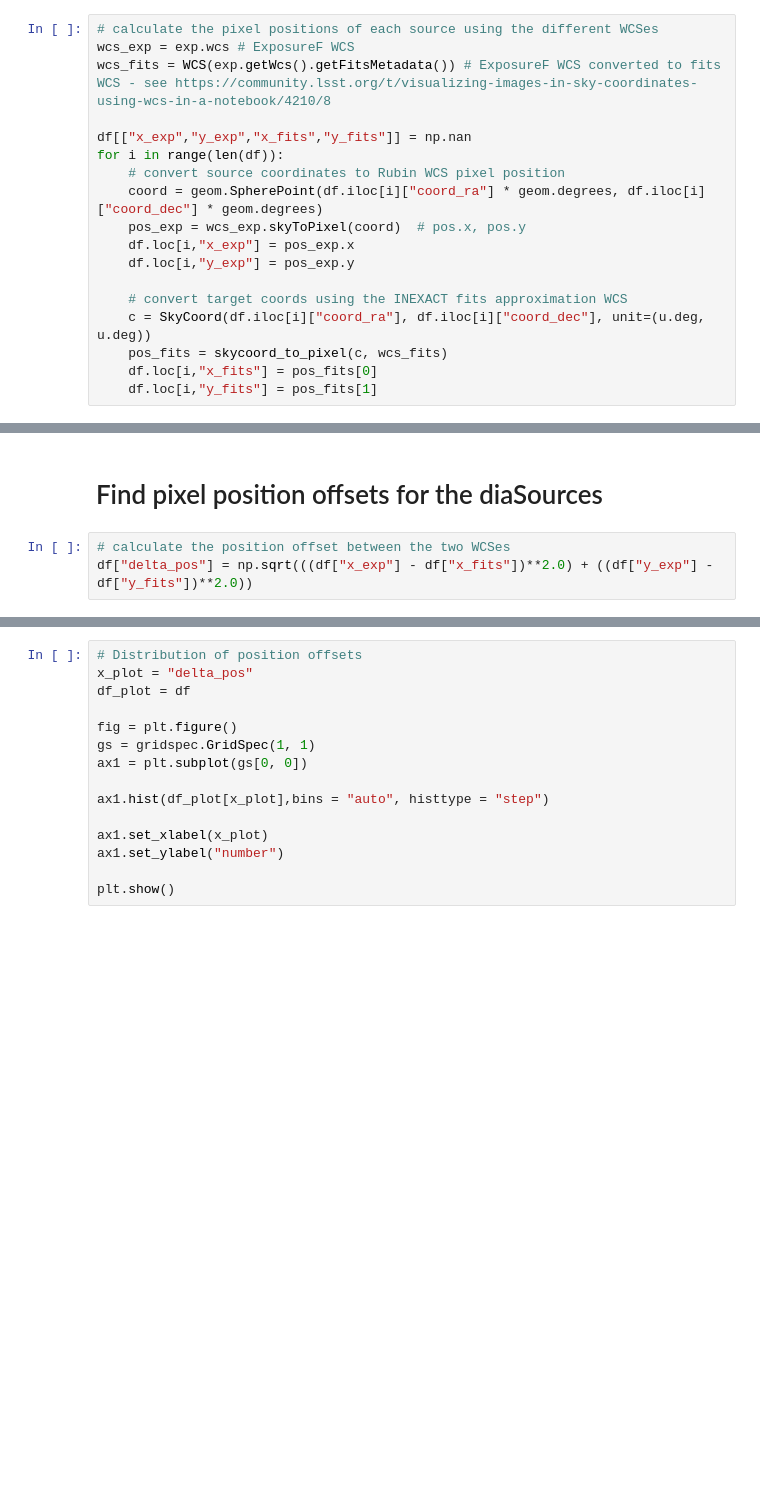
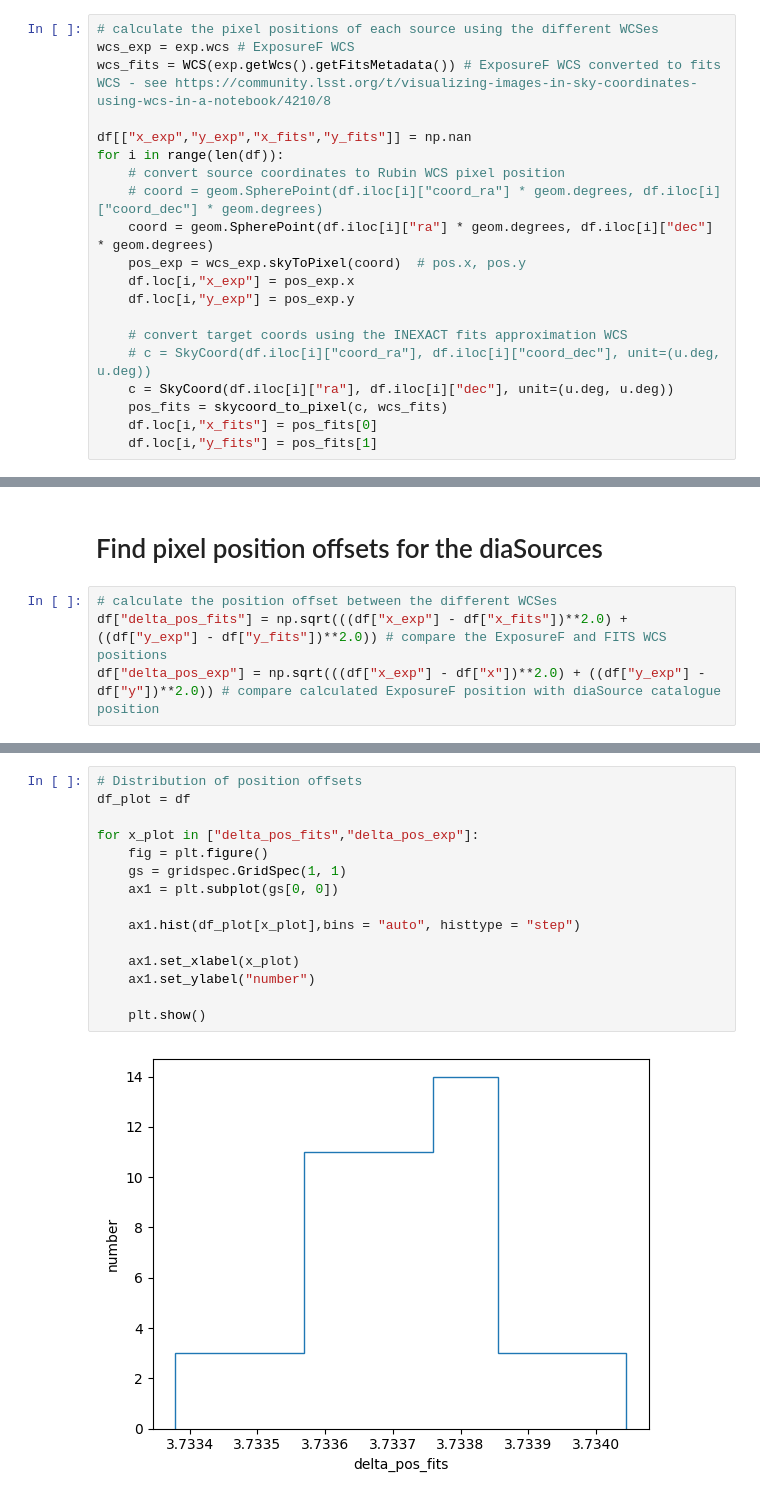
Before and after one commit to jrob93/lsst_nbs, a Jupyter notebook: dp1/diaSource_WCS_analysis.ipynb, the cells around one changed output, grey strips where cells are left out. Saved outputs shown, nothing was run; the diff lists cells and outputs as text; blank space fills up the shorter version.

```diff
--- a/dp1/diaSource_WCS_analysis.ipynb
+++ b/dp1/diaSource_WCS_analysis.ipynb
@@ -136,13 +144,15 @@ wcs_fits = WCS(exp.getWcs().getFitsMetadata()) # ExposureF WCS converted to fits
 df[["x_exp","y_exp","x_fits","y_fits"]] = np.nan
 for i in range(len(df)):
     # convert source coordinates to Rubin WCS pixel position
-    coord = geom.SpherePoint(df.iloc[i]["coord_ra"] * geom.degrees, df.iloc[i]["coord_dec"] * geom.degrees)
+    # coord = geom.SpherePoint(df.iloc[i]["coord_ra"] * geom.degrees, df.iloc[i]["coord_dec"] * geom.degrees)
+    coord = geom.SpherePoint(df.iloc[i]["ra"] * geom.degrees, df.iloc[i]["dec"] * geom.degrees)
     pos_exp = wcs_exp.skyToPixel(coord)  # pos.x, pos.y
     df.loc[i,"x_exp"] = pos_exp.x
     df.loc[i,"y_exp"] = pos_exp.y
 
     # convert target coords using the INEXACT fits approximation WCS
-    c = SkyCoord(df.iloc[i]["coord_ra"], df.iloc[i]["coord_dec"], unit=(u.deg, u.deg))
+    # c = SkyCoord(df.iloc[i]["coord_ra"], df.iloc[i]["coord_dec"], unit=(u.deg, u.deg))
+    c = SkyCoord(df.iloc[i]["ra"], df.iloc[i]["dec"], unit=(u.deg, u.deg))
     pos_fits = skycoord_to_pixel(c, wcs_fits)
     df.loc[i,"x_fits"] = pos_fits[0]
     df.loc[i,"y_fits"] = pos_fits[1]
@@ -183,5 +195,6 @@ plt.show()
 # %% [markdown]
 # Find pixel position offsets for the diaSources
 # %%
-# calculate the position offset between the two WCSes
-df["delta_pos"] = np.sqrt(((df["x_exp"] - df["x_fits"])**2.0) + ((df["y_exp"] - df["y_fits"])**2.0))
+# calculate the position offset between the different WCSes
+df["delta_pos_fits"] = np.sqrt(((df["x_exp"] - df["x_fits"])**2.0) + ((df["y_exp"] - df["y_fits"])**2.0)) # compare the ExposureF and FITS WCS positions
+df["delta_pos_exp"] = np.sqrt(((df["x_exp"] - df["x"])**2.0) + ((df["y_exp"] - df["y"])**2.0)) # compare calculated ExposureF position with diaSource catalogue position
@@ -190,15 +201,17 @@ df
 # %%
 # Distribution of position offsets
-x_plot = "delta_pos"
 df_plot = df
 
-fig = plt.figure()
-gs = gridspec.GridSpec(1, 1)
-ax1 = plt.subplot(gs[0, 0])
+for x_plot in ["delta_pos_fits","delta_pos_exp"]:
+    fig = plt.figure()
+    gs = gridspec.GridSpec(1, 1)
+    ax1 = plt.subplot(gs[0, 0])
 
-ax1.hist(df_plot[x_plot],bins = "auto", histtype = "step")
+    ax1.hist(df_plot[x_plot],bins = "auto", histtype = "step")
 
-ax1.set_xlabel(x_plot)
-ax1.set_ylabel("number")
+    ax1.set_xlabel(x_plot)
+    ax1.set_ylabel("number")
 
-plt.show()
+    plt.show()
+# %% [output]
+[figure, added]
```
Also changed, not shown: parts of 8 cells of this notebook.
